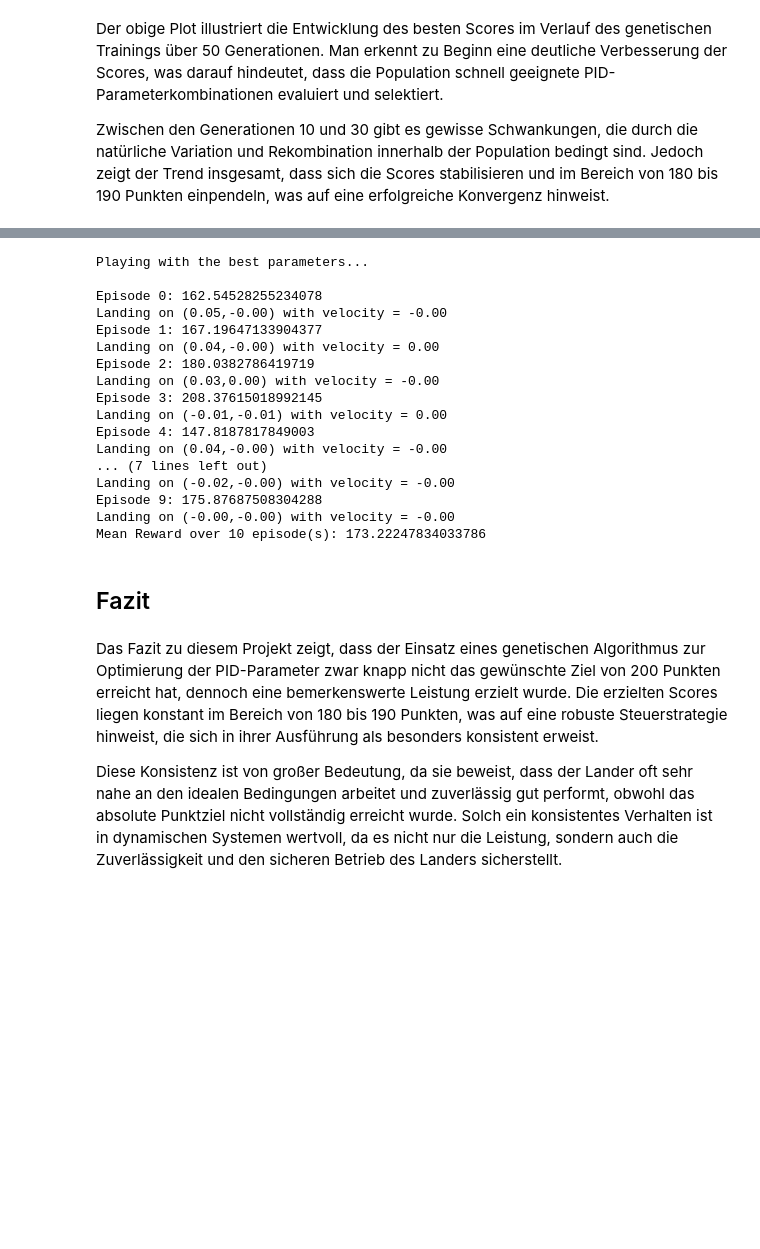
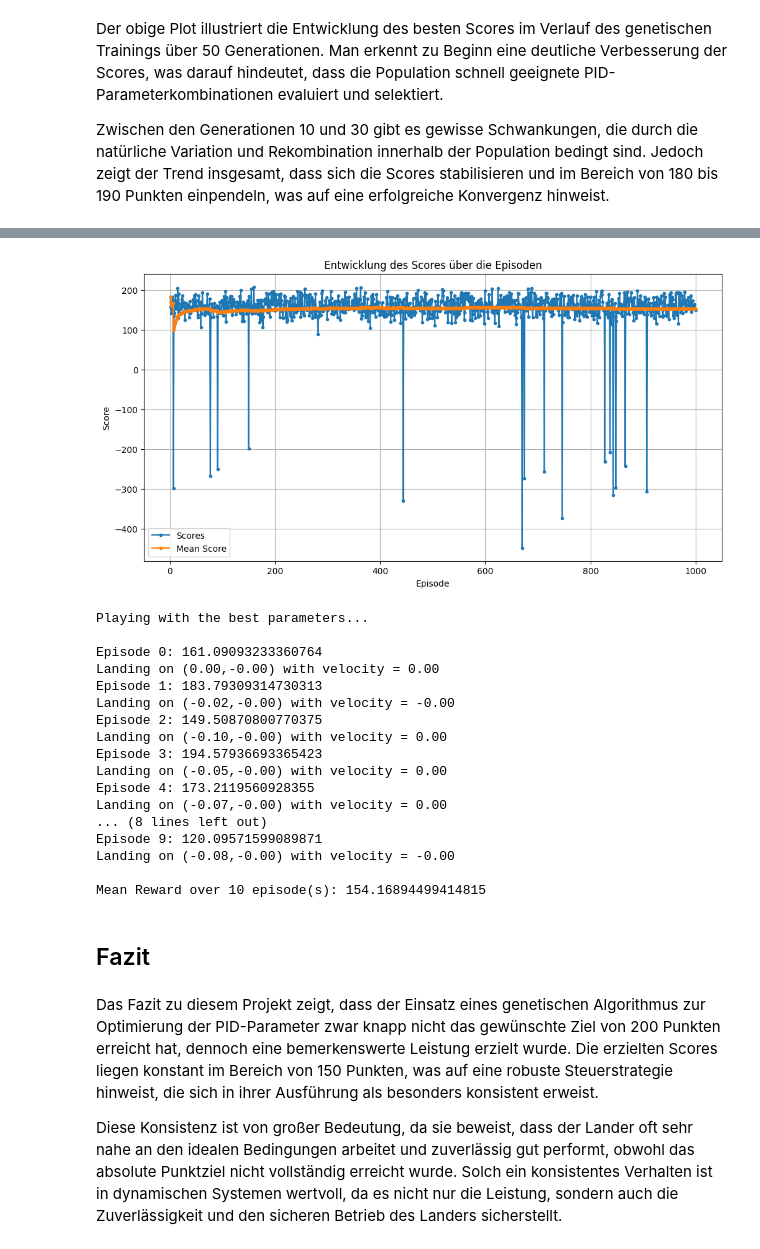
Before and after one commit to Greifenhard/LunarLander-Automatisation, a Jupyter notebook: GA_PID_LUNAR_LANDER.ipynb, the cells around one changed output, grey strips where cells are left out. Saved outputs shown, nothing was run; the diff lists cells and outputs as text; code cells hidden in the pictures; blank space fills up the shorter version.

```diff
--- a/GA_PID_LUNAR_LANDER.ipynb
+++ b/GA_PID_LUNAR_LANDER.ipynb
@@ -242,7 +245,7 @@ Die Funktion `play_with_best_params` ermöglicht es, die Effektivität eines opt
 
 - Ausgabe der Leistung: Nach allen Episoden wird der mittlere erzielte Score über alle Durchläufe zusammen mit Details zu jedem Landeversuch ausgegeben. Dies ermöglicht eine Analyse, wie gut die optimierten PID-Parameter in realen Szenarien funktionieren.
 # %%
-def play_with_best_params(params, n_episodes=10, render_mode='human'):
+def play_with_best_params(params, n_episodes=10, render_mode=None):
     """
     Testet die Leistung der besten PID-Parameter in der LunarLander-Umgebung.
 
@@ -312,7 +315,9 @@ def play_with_best_params(params, n_episodes=10, render_mode='human'):
 
     env.close()
     # Ausgabe der durchschnittlichen Belohnung aller Episoden
-    print(f"Mean Reward over {n_episodes} episode(s): {np.mean(total_rewards)}")
+    print(f"\nMean Reward over {n_episodes} episode(s): {np.mean(total_rewards)}")
+
+    return total_rewards
 # %% [markdown]
 ## Training
 # %% [markdown]
@@ -386,0 +394,4 @@ Zwischen den Generationen 10 und 30 gibt es gewisse Schwankungen, die durch die
+# %%
+# Evaluation der besten Parameter auf 1000 Testszenarien
+print("\nPlaying with the best parameters...\n")
+total_rewards = play_with_best_params(best_pid_params, n_episodes=1000)
@@ -387,28 +416,41 @@ Zwischen den Generationen 10 und 30 gibt es gewisse Schwankungen, die durch die
+# %%
+# Plot: Scores über Episoden
+plt.figure(figsize=(12, 6))
+plt.plot(range(1, 1001), total_rewards, marker=".", label="Scores")
+plt.plot(range(1, 1001), [np.mean(total_rewards[:x]) for x in range(1, 1001)], marker=".", label="Mean Score")
+plt.title('Entwicklung des Scores über die Episoden')
+plt.legend()
+plt.xlabel('Episode')
+plt.ylabel('Score')
+plt.grid()
+plt.show()
+# %% [output]
+[figure, added]
 # %%
 # Visualisierung des Lernfortschrittes für die besten Parameter
 print("\nPlaying with the best parameters...\n")
-play_with_best_params(best_pid_params, n_episodes=10)
+play_with_best_params(best_pid_params, n_episodes=10, render_mode="human")
 # %% [output]
 Playing with the best parameters...
 
-Episode 0: 162.54528255234078
-Landing on (0.05,-0.00) with velocity = -0.00
-Episode 1: 167.19647133904377
-Landing on (0.04,-0.00) with velocity = 0.00
-Episode 2: 180.0382786419719
-Landing on (0.03,0.00) with velocity = -0.00
-Episode 3: 208.37615018992145
-Landing on (-0.01,-0.01) with velocity = 0.00
-Episode 4: 147.8187817849003
-Landing on (0.04,-0.00) with velocity = -0.00
-... (7 lines left out)
+Episode 0: 161.09093233360764
+Landing on (0.00,-0.00) with velocity = 0.00
+Episode 1: 183.79309314730313
 Landing on (-0.02,-0.00) with velocity = -0.00
-Episode 9: 175.87687508304288
-Landing on (-0.00,-0.00) with velocity = -0.00
-Mean Reward over 10 episode(s): 173.22247834033786
+Episode 2: 149.50870800770375
+Landing on (-0.10,-0.00) with velocity = 0.00
+Episode 3: 194.57936693365423
+Landing on (-0.05,-0.00) with velocity = 0.00
+Episode 4: 173.2119560928355
+Landing on (-0.07,-0.00) with velocity = 0.00
+... (8 lines left out)
+Episode 9: 120.09571599089871
+Landing on (-0.08,-0.00) with velocity = -0.00
+
+Mean Reward over 10 episode(s): 154.16894499414815
 # %% [markdown]
 ## Fazit
 # %% [markdown]
-Das Fazit zu diesem Projekt zeigt, dass der Einsatz eines genetischen Algorithmus zur Optimierung der PID-Parameter zwar knapp nicht das gewünschte Ziel von 200 Punkten erreicht hat, dennoch eine bemerkenswerte Leistung erzielt wurde. Die erzielten Scores liegen konstant im Bereich von 180 bis 190 Punkten, was auf eine robuste Steuerstrategie hinweist, die sich in ihrer Ausführung als besonders konsistent erweist.
+Das Fazit zu diesem Projekt zeigt, dass der Einsatz eines genetischen Algorithmus zur Optimierung der PID-Parameter zwar knapp nicht das gewünschte Ziel von 200 Punkten erreicht hat, dennoch eine bemerkenswerte Leistung erzielt wurde. Die erzielten Scores liegen konstant im Bereich von 150 Punkten, was auf eine robuste Steuerstrategie hinweist, die sich in ihrer Ausführung als besonders konsistent erweist.
 
 Diese Konsistenz ist von großer Bedeutung, da sie beweist, dass der Lander oft sehr nahe an den idealen Bedingungen arbeitet und zuverlässig gut performt, obwohl das absolute Punktziel nicht vollständig erreicht wurde. Solch ein konsistentes Verhalten ist in dynamischen Systemen wertvoll, da es nicht nur die Leistung, sondern auch die Zuverlässigkeit und den sicheren Betrieb des Landers sicherstellt.
```
Also changed, not shown: parts of 7 cells of this notebook, 2 other files.
